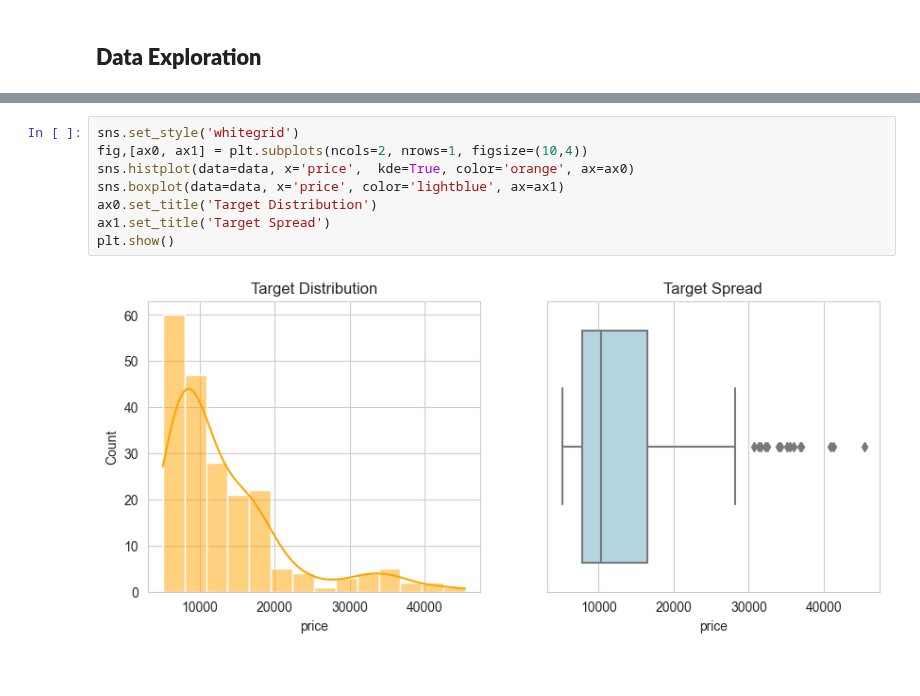
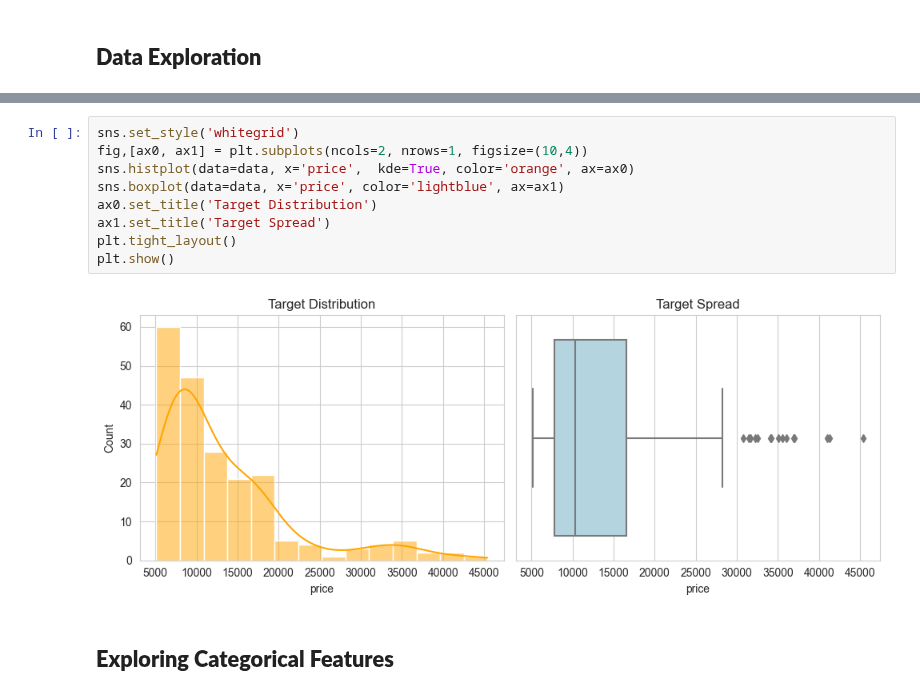
Before and after one commit to SwagAbyss/SwagML, a Jupyter notebook: Projects/Car Price prediction/car_price_prediction.ipynb, the cells around one changed output, grey strips where cells are left out. Saved outputs shown, nothing was run; the diff lists cells and outputs as text.

```diff
--- a/Projects/Car Price prediction/car_price_prediction.ipynb
+++ b/Projects/Car Price prediction/car_price_prediction.ipynb
@@ -135,10 +135,13 @@ Name: price, dtype: float64
 # %%
 sns.set_style('whitegrid')
 fig,[ax0, ax1] = plt.subplots(ncols=2, nrows=1, figsize=(10,4))
 sns.histplot(data=data, x='price',  kde=True, color='orange', ax=ax0)
 sns.boxplot(data=data, x='price', color='lightblue', ax=ax1)
 ax0.set_title('Target Distribution')
 ax1.set_title('Target Spread')
+plt.tight_layout()
 plt.show()
 # %% [output]
-[figure, old version]
+[figure, new version]
+# %% [markdown]
+## __Exploring Categorical Features__
```
Also changed, not shown: parts of 3 cells of this notebook.
